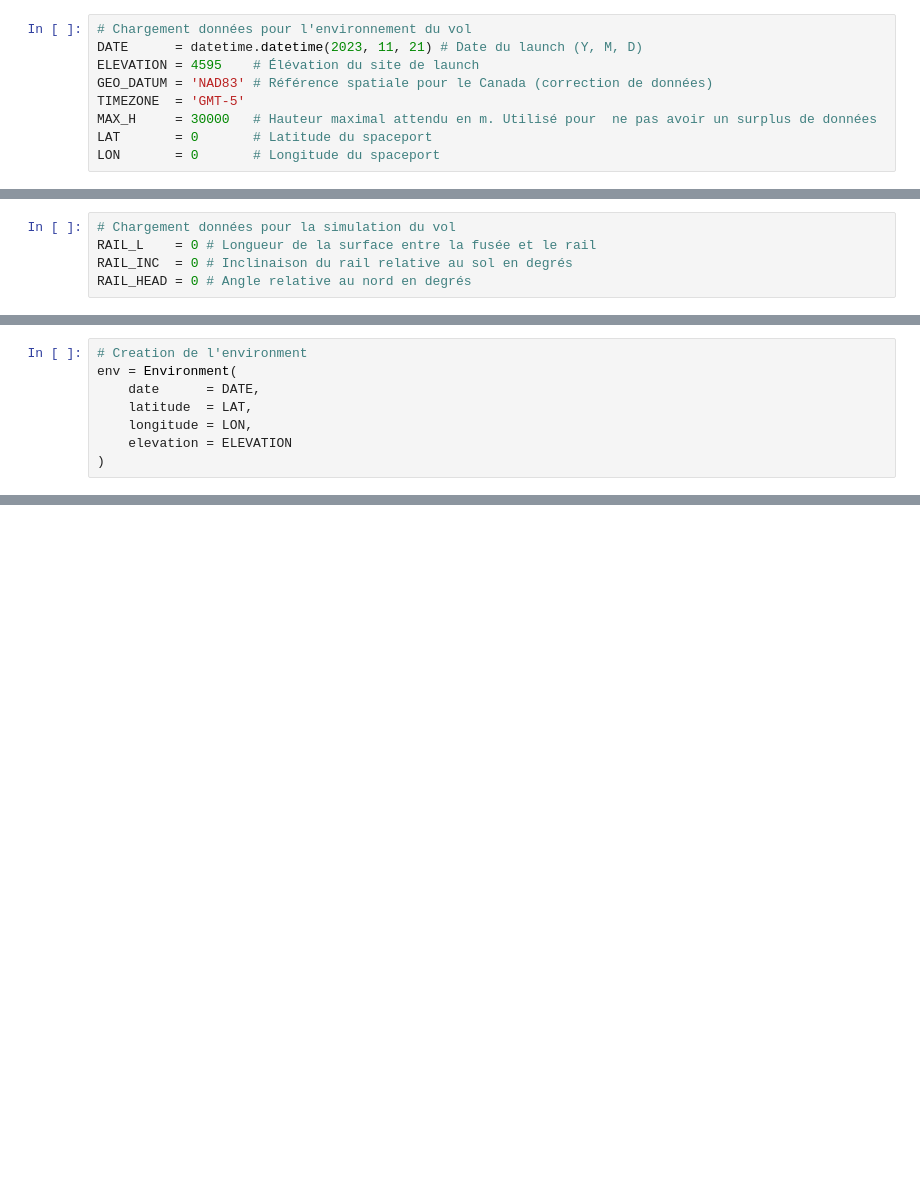
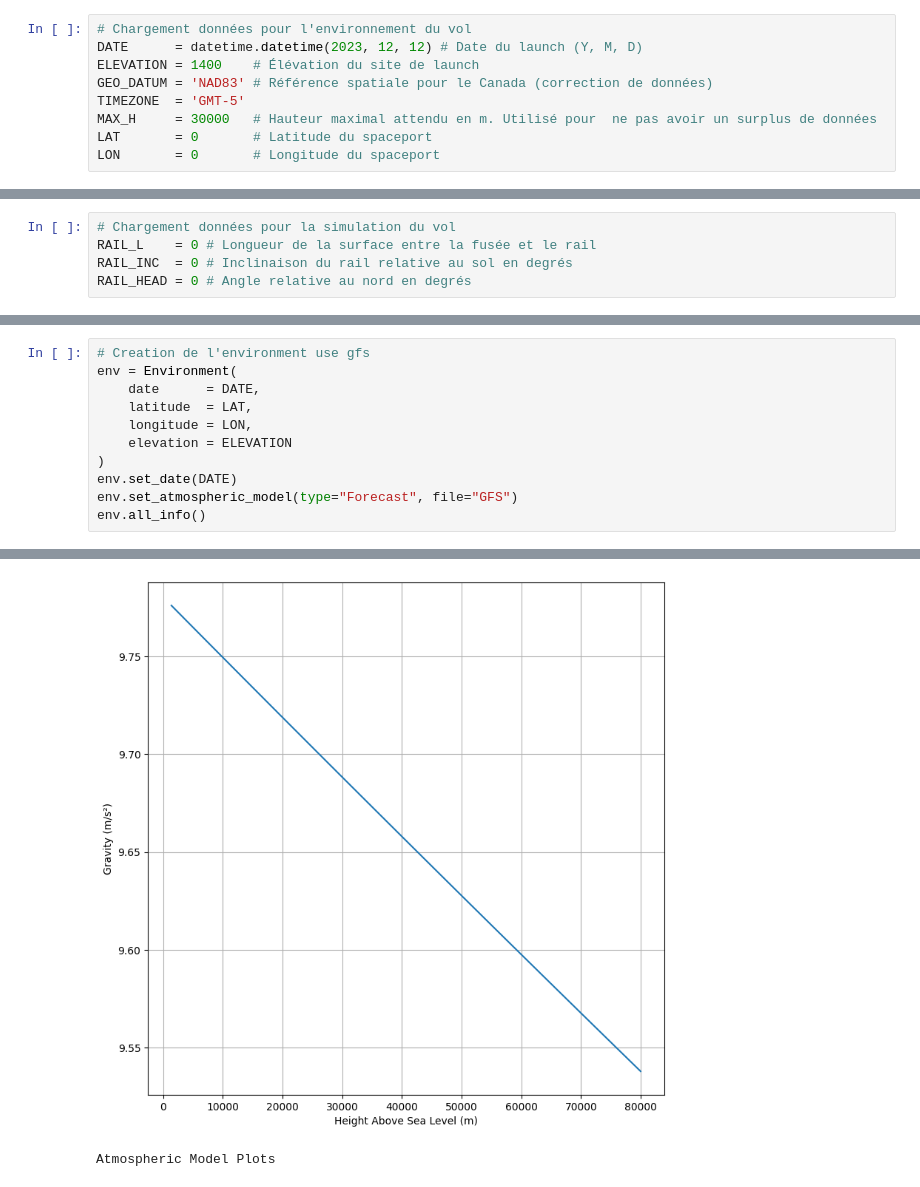
Before and after one commit to Hib00boo/SimulationKronos, a Jupyter notebook: SimulationKronos.ipynb, the cells around one changed output, grey strips where cells are left out. Drawn from its saved outputs; the diff is of its cells as text; blank space fills up the shorter version.

```diff
--- a/SimulationKronos.ipynb
+++ b/SimulationKronos.ipynb
@@ -32,7 +73,7 @@ GRAIN_CM        = 0           # ? Centre de masse (m)
 # %%
 # Chargement données pour l'environnement du vol
-DATE      = datetime.datetime(2023, 11, 21) # Date du launch (Y, M, D)
-ELEVATION = 4595    # Élévation du site de launch
+DATE      = datetime.datetime(2023, 12, 12) # Date du launch (Y, M, D)
+ELEVATION = 1400    # Élévation du site de launch
 GEO_DATUM = 'NAD83' # Référence spatiale pour le Canada (correction de données)
 TIMEZONE  = 'GMT-5'
 MAX_H     = 30000   # Hauteur maximal attendu en m. Utilisé pour  ne pas avoir un surplus de données
@@ -177,8 +229,12 @@ SyntaxError: invalid syntax. Perhaps you forgot a comma? (1419256447.py, line 7)
 # %%
-# Creation de l'environment
+# Creation de l'environment use gfs
 env = Environment(
     date      = DATE,
     latitude  = LAT,
     longitude = LON,
     elevation = ELEVATION
 )
+env.set_date(DATE)
+env.set_atmospheric_model(type="Forecast", file="GFS")
+env.all_info()
+# %% [output]
@@ -184,0 +258,2 @@ env = Environment(
+[figure, added]
+Atmospheric Model Plots
```
Also changed, not shown: parts of 11 cells of this notebook, 6 other files.
